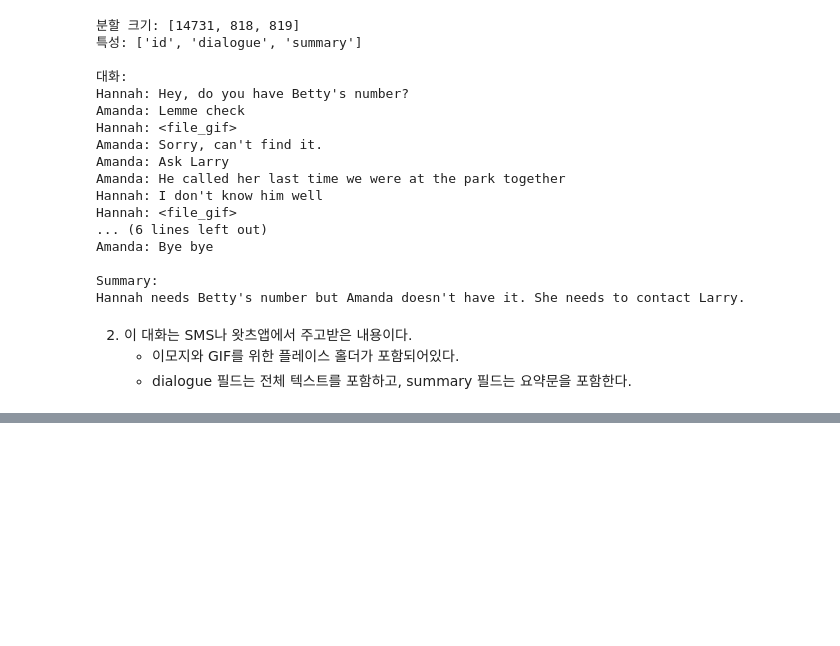
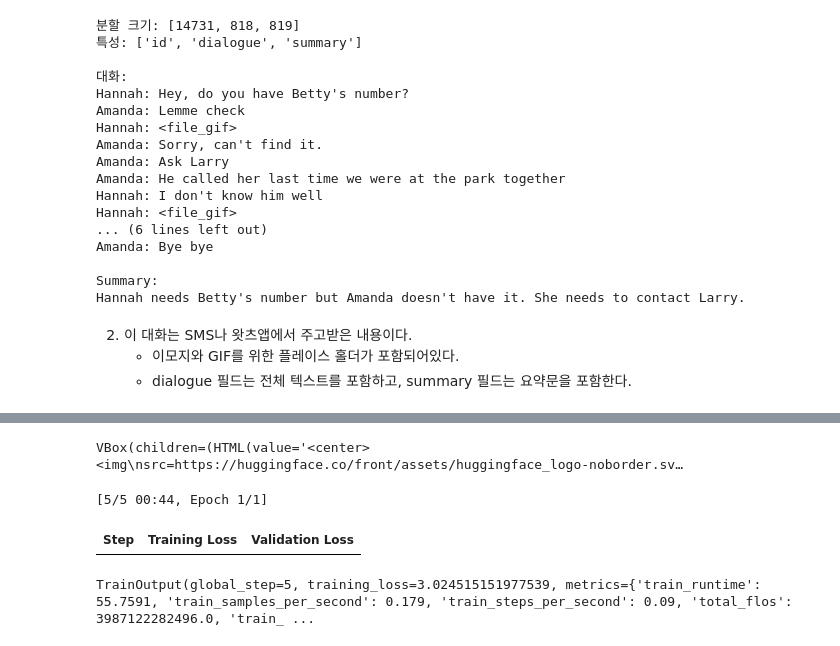
Before and after one commit to redinbluesky/nlp-with-transformers, a Jupyter notebook: 06-요약.ipynb, the cells around one changed output, grey strips where cells are left out. Saved outputs shown, nothing was run; the diff lists cells and outputs as text; code cells hidden in the pictures; blank space fills up the shorter version.

```diff
--- a/06-요약.ipynb
+++ b/06-요약.ipynb
@@ -463,0 +590,44 @@ Hannah needs Betty's number but Amanda doesn't have it. She needs to contact Lar
+# %%
+# 한 스텝 오른쪽으로 이동시켜 디코더 입력을 만든다.
+#   - DataCollatorForSeq2Seq는 이를 자동으로 처리한다.
+from transformers import DataCollatorForSeq2Seq
+
+seq2seq_data_collator = DataCollatorForSeq2Seq(tokenizer, model=model)
+# %%
+# TrainerArguments 설정
+from transformers import Trainer, TrainingArguments
+
+training_args = TrainingArguments(
+    output_dir="./pegasus-samsum",
+    num_train_epochs=1,
+    warmup_steps=100,
+    per_device_train_batch_size=1,
+    per_device_eval_batch_size=1,
+    weight_decay=0.01,
+    logging_steps=10,
+    push_to_hub=True,
+    eval_strategy="steps",
+    save_steps=100,
+    eval_steps=100,
+    gradient_accumulation_steps=2) # 배치 크기가 작으므로 그래디언트 누적을 사용한다.
+# %%
+# 허깅스페이스에 로그인한다.
+from huggingface_hub import notebook_login
+notebook_login()
+# %% [output]
+VBox(children=(HTML(value='<center> <img\nsrc=https://huggingface.co/front/assets/huggingface_logo-noborder.sv…
+# %%
+trainer = Trainer(
+    model=model,
+    args=training_args,
+    train_dataset=dataset_samsum_pt["train"].shuffle(seed=42).select(range(10)),
+    eval_dataset=dataset_samsum_pt["validation"].shuffle(seed=42).select(range(10)),
+    data_collator=seq2seq_data_collator,
+    tokenizer=tokenizer,
+)
+# %%
+trainer.train()
+# %% [output]
+[5/5 00:44, Epoch 1/1]
+| Step | Training Loss | Validation Loss |
+TrainOutput(global_step=5, training_loss=3.024515151977539, metrics={'train_runtime': 55.7591, 'train_samples_per_second': 0.179, 'train_steps_per_second': 0.09, 'total_flos': 3987122282496.0, 'train_ ...
```
Also changed, not shown: parts of 18 cells of this notebook, 1 other file.
